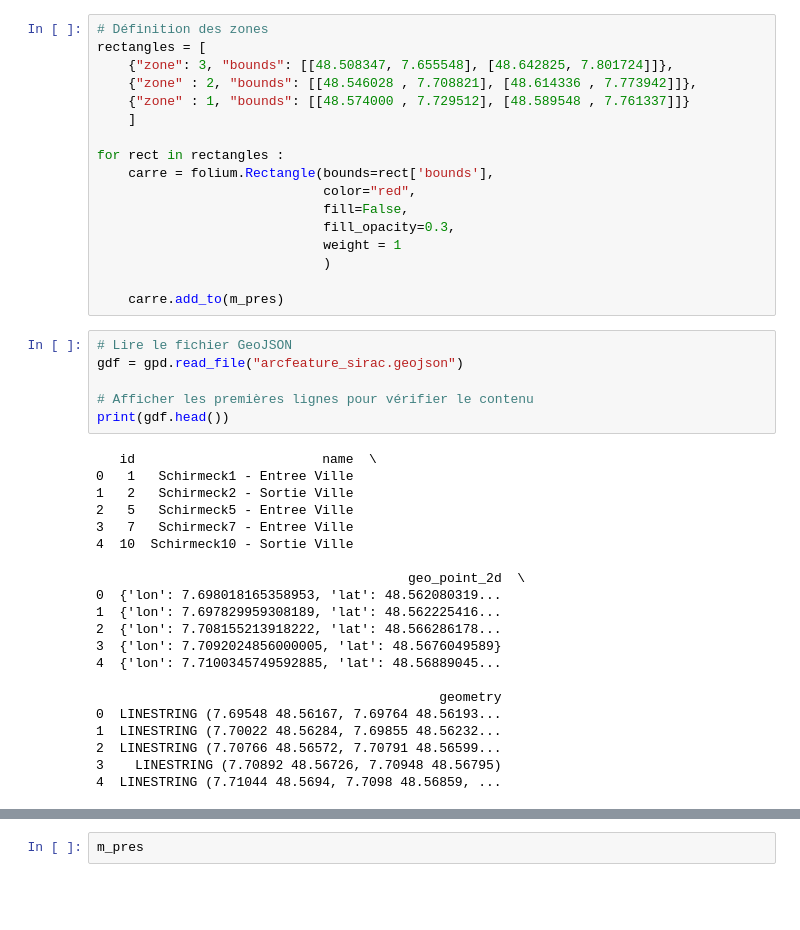
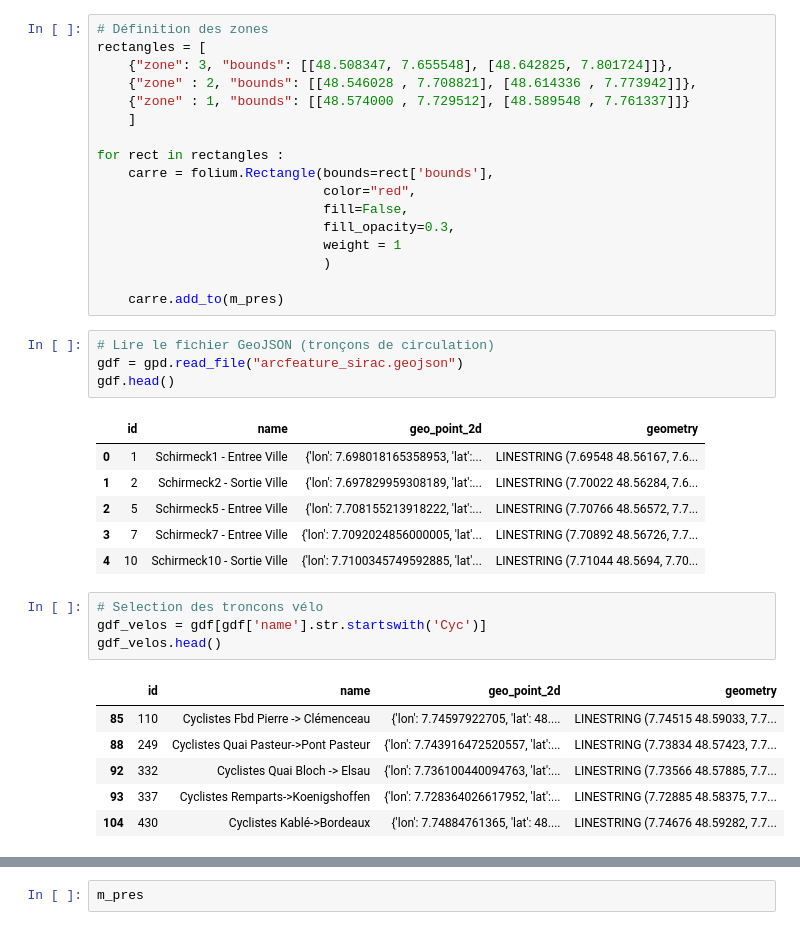
Before and after one commit to emiliejd/project_MCNDU, a Jupyter notebook: traitement_resultats_emilie.ipynb, the cells around one changed output, grey strips where cells are left out. Drawn from its saved outputs; the diff is of its cells as text; blank space fills up the shorter version.

```diff
--- a/traitement_resultats_emilie.ipynb
+++ b/traitement_resultats_emilie.ipynb
@@ -747,30 +747,25 @@ for rect in rectangles :
 
     carre.add_to(m_pres)
 # %%
-# Lire le fichier GeoJSON
+# Lire le fichier GeoJSON (tronçons de circulation)
 gdf = gpd.read_file("arcfeature_sirac.geojson")
-
-# Afficher les premières lignes pour vérifier le contenu
-print(gdf.head())
+gdf.head()
 # %% [output]
-   id                        name  \
-0   1   Schirmeck1 - Entree Ville
-1   2   Schirmeck2 - Sortie Ville
-2   5   Schirmeck5 - Entree Ville
-3   7   Schirmeck7 - Entree Ville
-4  10  Schirmeck10 - Sortie Ville
-
-                                        geo_point_2d  \
-0  {'lon': 7.698018165358953, 'lat': 48.562080319...
-1  {'lon': 7.697829959308189, 'lat': 48.562225416...
-2  {'lon': 7.708155213918222, 'lat': 48.566286178...
-3  {'lon': 7.7092024856000005, 'lat': 48.5676049589}
-4  {'lon': 7.7100345749592885, 'lat': 48.56889045...
-
-                                            geometry
-0  LINESTRING (7.69548 48.56167, 7.69764 48.56193...
-1  LINESTRING (7.70022 48.56284, 7.69855 48.56232...
-2  LINESTRING (7.70766 48.56572, 7.70791 48.56599...
-3    LINESTRING (7.70892 48.56726, 7.70948 48.56795)
-4  LINESTRING (7.71044 48.5694, 7.7098 48.56859, ...
+|  | id | name | geo_point_2d | geometry |
+| 0 | 1 | Schirmeck1 - Entree Ville | {'lon': 7.698018165358953, 'lat':... | LINESTRING (7.69548 48.56167, 7.6... |
+| 1 | 2 | Schirmeck2 - Sortie Ville | {'lon': 7.697829959308189, 'lat':... | LINESTRING (7.70022 48.56284, 7.6... |
+| 2 | 5 | Schirmeck5 - Entree Ville | {'lon': 7.708155213918222, 'lat':... | LINESTRING (7.70766 48.56572, 7.7... |
+| 3 | 7 | Schirmeck7 - Entree Ville | {'lon': 7.7092024856000005, 'lat'... | LINESTRING (7.70892 48.56726, 7.7... |
+| 4 | 10 | Schirmeck10 - Sortie Ville | {'lon': 7.7100345749592885, 'lat'... | LINESTRING (7.71044 48.5694, 7.70... |
+# %%
+# Selection des troncons vélo
+gdf_velos = gdf[gdf['name'].str.startswith('Cyc')]
+gdf_velos.head()
+# %% [output]
+|  | id | name | geo_point_2d | geometry |
+| 85 | 110 | Cyclistes Fbd Pierre -> Clémenceau | {'lon': 7.74597922705, 'lat': 48.... | LINESTRING (7.74515 48.59033, 7.7... |
+| 88 | 249 | Cyclistes Quai Pasteur->Pont Pasteur | {'lon': 7.743916472520557, 'lat':... | LINESTRING (7.73834 48.57423, 7.7... |
+| 92 | 332 | Cyclistes Quai Bloch -> Elsau | {'lon': 7.736100440094763, 'lat':... | LINESTRING (7.73566 48.57885, 7.7... |
+| 93 | 337 | Cyclistes Remparts->Koenigshoffen | {'lon': 7.728364026617952, 'lat':... | LINESTRING (7.72885 48.58375, 7.7... |
+| 104 | 430 | Cyclistes Kablé->Bordeaux | {'lon': 7.74884761365, 'lat': 48.... | LINESTRING (7.74676 48.59282, 7.7... |
 # %%
```
Also changed, not shown: parts of 9 cells of this notebook.
